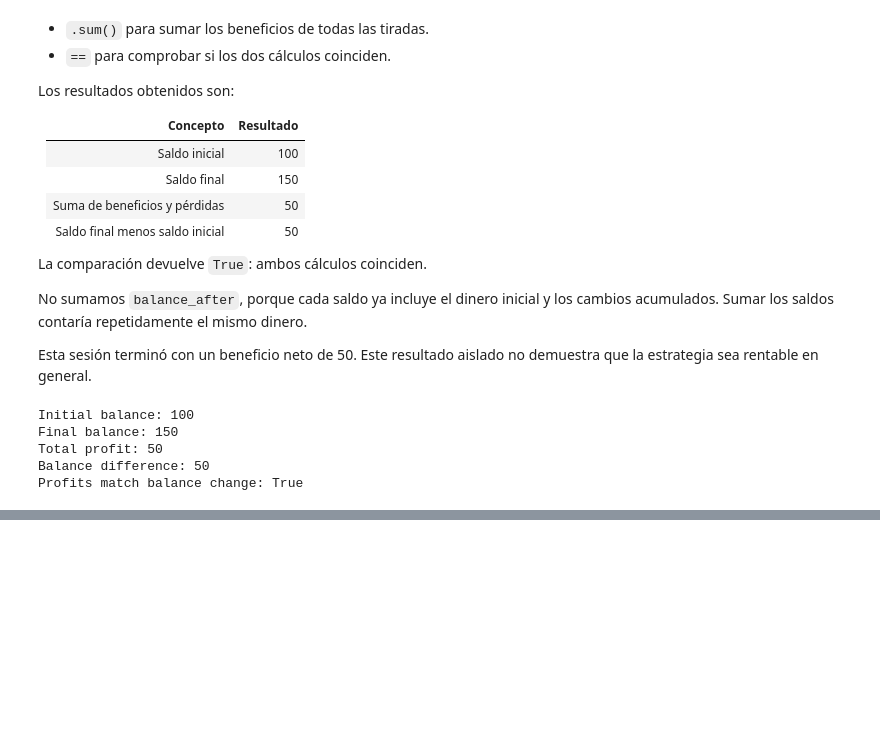
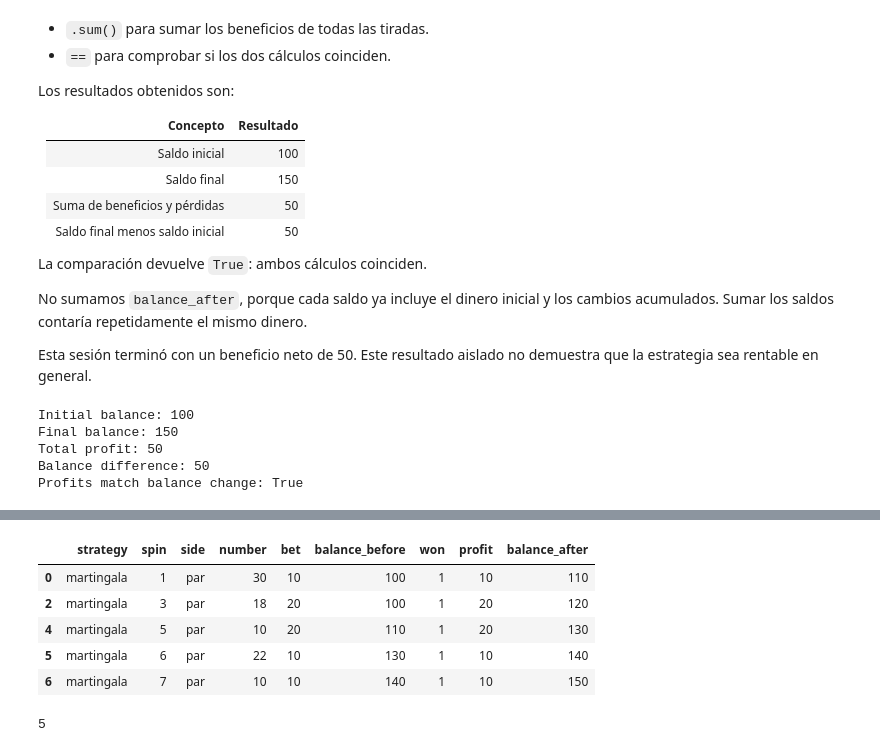
Before and after one commit to Vanest7/bash-scripting, a Jupyter notebook: roulette_analysis.ipynb, the cells around one changed output, grey strips where cells are left out. Saved outputs shown, nothing was run; the diff lists cells and outputs as text; code cells hidden in the pictures; blank space fills up the shorter version.

```diff
--- a/roulette_analysis.ipynb
+++ b/roulette_analysis.ipynb
@@ -431,0 +495,17 @@ Profits match balance change: True
+# %%
+winning_rows = results[results["profit"] > 0]
+
+winning_rows.head()
+# %% [output]
+|  | strategy | spin | side | number | bet | balance_before | won | profit | balance_after |
+| 0 | martingala | 1 | par | 30 | 10 | 100 | 1 | 10 | 110 |
+| 2 | martingala | 3 | par | 18 | 20 | 100 | 1 | 20 | 120 |
+| 4 | martingala | 5 | par | 10 | 20 | 110 | 1 | 20 | 130 |
+| 5 | martingala | 6 | par | 22 | 10 | 130 | 1 | 10 | 140 |
+| 6 | martingala | 7 | par | 10 | 10 | 140 | 1 | 10 | 150 |
+# %%
+losing_rows = results[results["profit"] < 0]
+
+len(losing_rows.head())
+# %% [output]
+5
```
Also changed, not shown: parts of 53 cells of this notebook.
